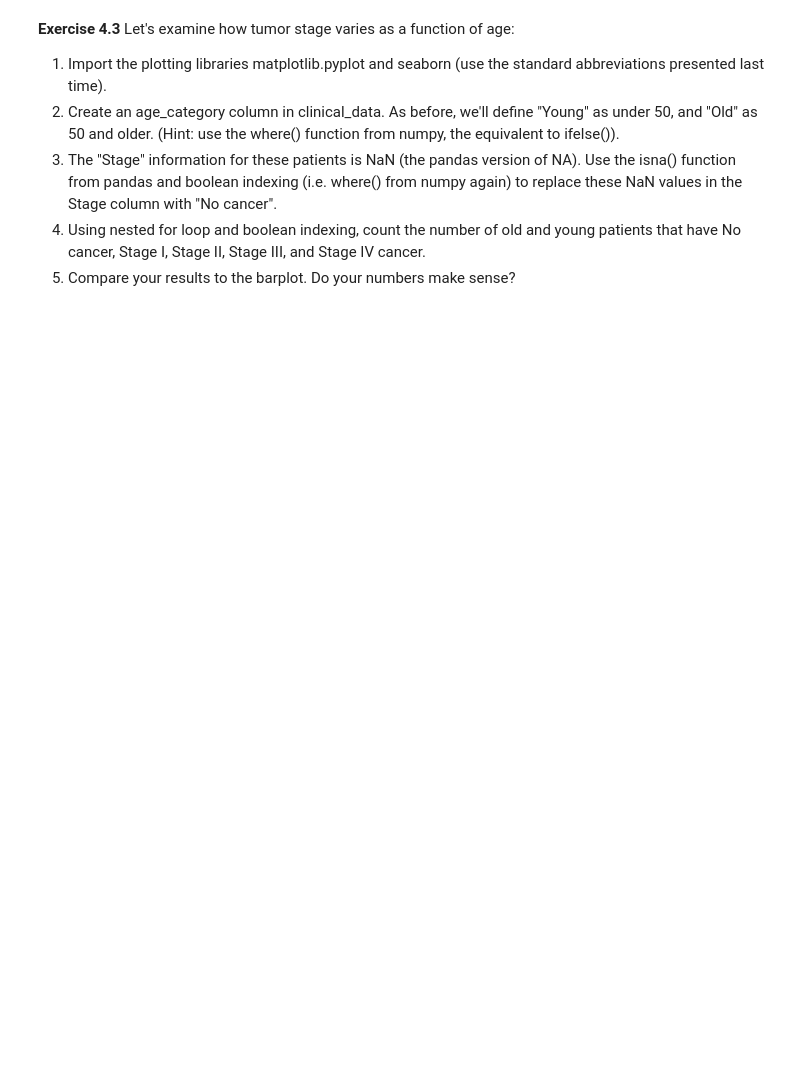
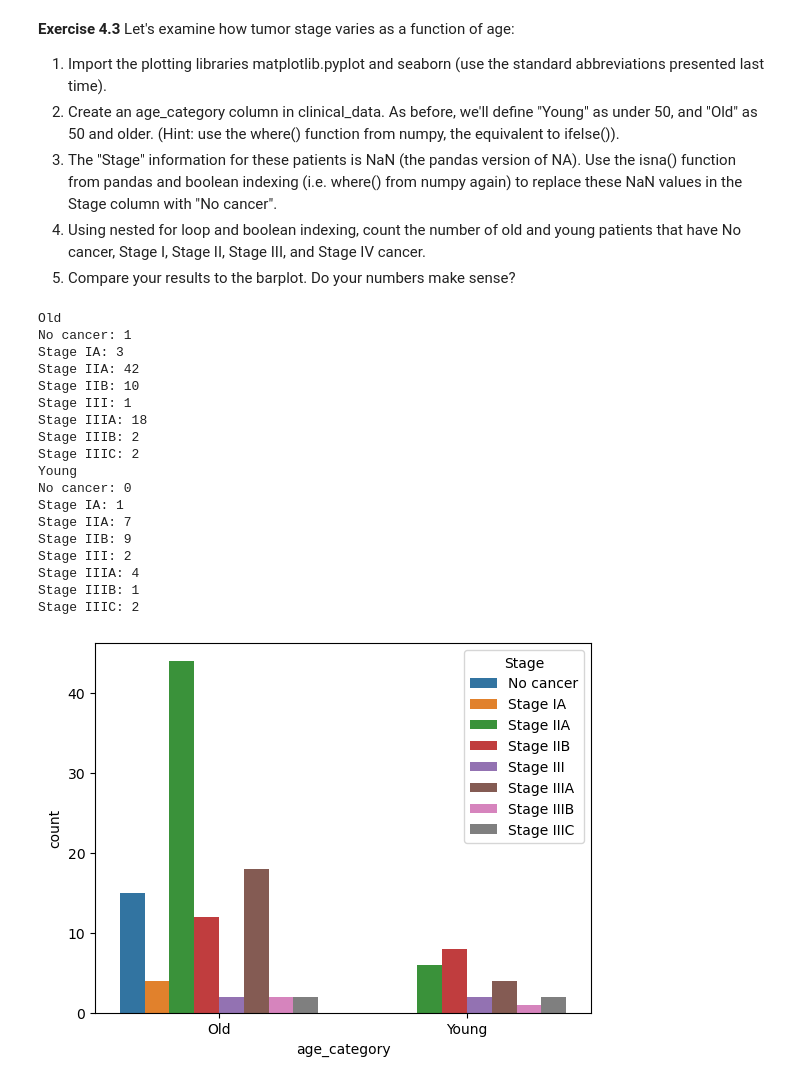
Before and after one commit to KNSniperMane2/qbio_490_kenneth, a Jupyter notebook: week10_proteomics/Intro_to_CPTAC_and_Proteomics.ipynb, the cells around one changed output. Cells and saved outputs as stored; diff of their text form; code cells hidden in the pictures; blank space fills up the shorter version.

```diff
--- a/week10_proteomics/Intro_to_CPTAC_and_Proteomics.ipynb
+++ b/week10_proteomics/Intro_to_CPTAC_and_Proteomics.ipynb
@@ -164,8 +292,8 @@ You can also access other data using the `cptac` python package for the same pat
 
 **Exercise 3.1** Access the RNA (transcriptomics) and clinical data from the brca object. The function name is very similar in syntax to the get_proteomics() function from before!
 # %%
-rna_data = FILL IN HERE
-clinical_data = FILL IN HERE
+rna_data = brca.get_transcriptomics()
+clinical_data = brca.get_clinical()
 # %% [markdown]
 **Exercise 3.2** Examine these dataframes. In particular:
 
@@ -215,3 +418,5 @@ First, use head() to glance as to what data is available.
 **Exercise 4.1** You might notice that the Age column values don't look like years -- they're in months. Create a new column called "Age" with the "Age.in.Month" values / 12. Then, use head() again to make sure the ages were converted.
 # %%
 # convert ages here!
+clinical_data["Age"] = clinical_data.loc[:, "Age.in.Month"] / 12
+clinical_data.head()
@@ -231,39 +447,69 @@ __Exercise 4.3__ Let's examine how tumor stage varies as a function of age:
    5. Compare your results to the barplot. Do your numbers make sense?
 # %%
 # 1. Import libraries here
-
+from matplotlib import pyplot as plt
+import seaborn as sns
 
 # 2. Create the age_category column in clinical_data
-
+clinical_data["age_category"] = np.where(clinical_data.loc[:, "Age"] < 50, "Young", "Old")
 
 # 3. Replace NaN with No cancer
-
-
+no_cancer_mask = np.where(pd.isna(clinical_data.loc[:, "Stage"]), "No cancer", clinical_data.loc[:, "Stage"])
+clinical_data.loc[:, "Stage"] = no_cancer_mask
+#clinical_data = clinical_data[no_cancer_mask, :]
 
 ## this will programatically get all the stages in order
-stage_categories = np.unique(stage_categories)
-assert(np.all(stage_categories == ['No cancer', 'Stage IA', 'Stage IIA', 'Stage IIB',
-                                    'Stage III', 'Stage IIIA', 'Stage IIIB', 'Stage IIIC']))
+#stage_categories = np.unique(clinical_data.loc[:, "Stage"])
+#assert(np.all(stage_categories == ['No cancer', 'Stage IA', 'Stage IIA', 'Stage IIB',
+#                                    'Stage III', 'Stage IIIA', 'Stage IIIB', 'Stage IIIC']))
+stage_categories = ['No cancer', 'Stage IA', 'Stage IIA', 'Stage IIB',
+                                    'Stage III', 'Stage IIIA', 'Stage IIIB', 'Stage IIIC']
 
 # 4. Loop through all the stage categories and count
+old_age_mask = clinical_data.loc[:, "Age.in.Month"] > 12 * 50
+young_age_mask = clinical_data.loc[:, "Age.in.Month"] <= 12 * 50
 
 for age_cat in ["Old", "Young"]: # first get the old data, then the young data
     print(age_cat)
-    # fill this in with the cancer category:
-    for ...:
+    for stage in stage_categories:
+        if age_cat == "Old":
+            clinical_filtered_age = pd.DataFrame(clinical_data[old_age_mask])
+        else:
+            clinical_filtered_age = pd.DataFrame(clinical_data[young_age_mask])
         # 1. create a subset of the data frame with the old/young patients
+        #df = pd.DataFrame(clinical_filtered_age[old_age_mask])
+        numpatients = len(clinical_filtered_age[clinical_filtered_age["Stage"] == stage])
         # 2. count the number of patients with the stage of cancer and print
-
-
+        print(str(stage), ": ", str(numpatients), sep="")
 
 # 5. A sample barplot to compare your results
 clinical_data_copy = clinical_data
 clinical_data_copy["Stage"] = np.where(pd.isna(clinical_data["Stage"]), "No cancer", clinical_data["Stage"])
 sns.countplot(
     x = "age_category",
     hue = "Stage",
     hue_order = stage_categories,
     data = clinical_data_copy
 )
 
 plt.show()
+# %% [output]
+Old
+No cancer: 1
+Stage IA: 3
+Stage IIA: 42
+Stage IIB: 10
+Stage III: 1
+Stage IIIA: 18
+Stage IIIB: 2
+Stage IIIC: 2
+Young
+No cancer: 0
+Stage IA: 1
+Stage IIA: 7
+Stage IIB: 9
+Stage III: 2
+Stage IIIA: 4
+Stage IIIB: 1
+Stage IIIC: 2
+[figure, added]
```
Also changed, not shown: parts of 20 cells of this notebook.
